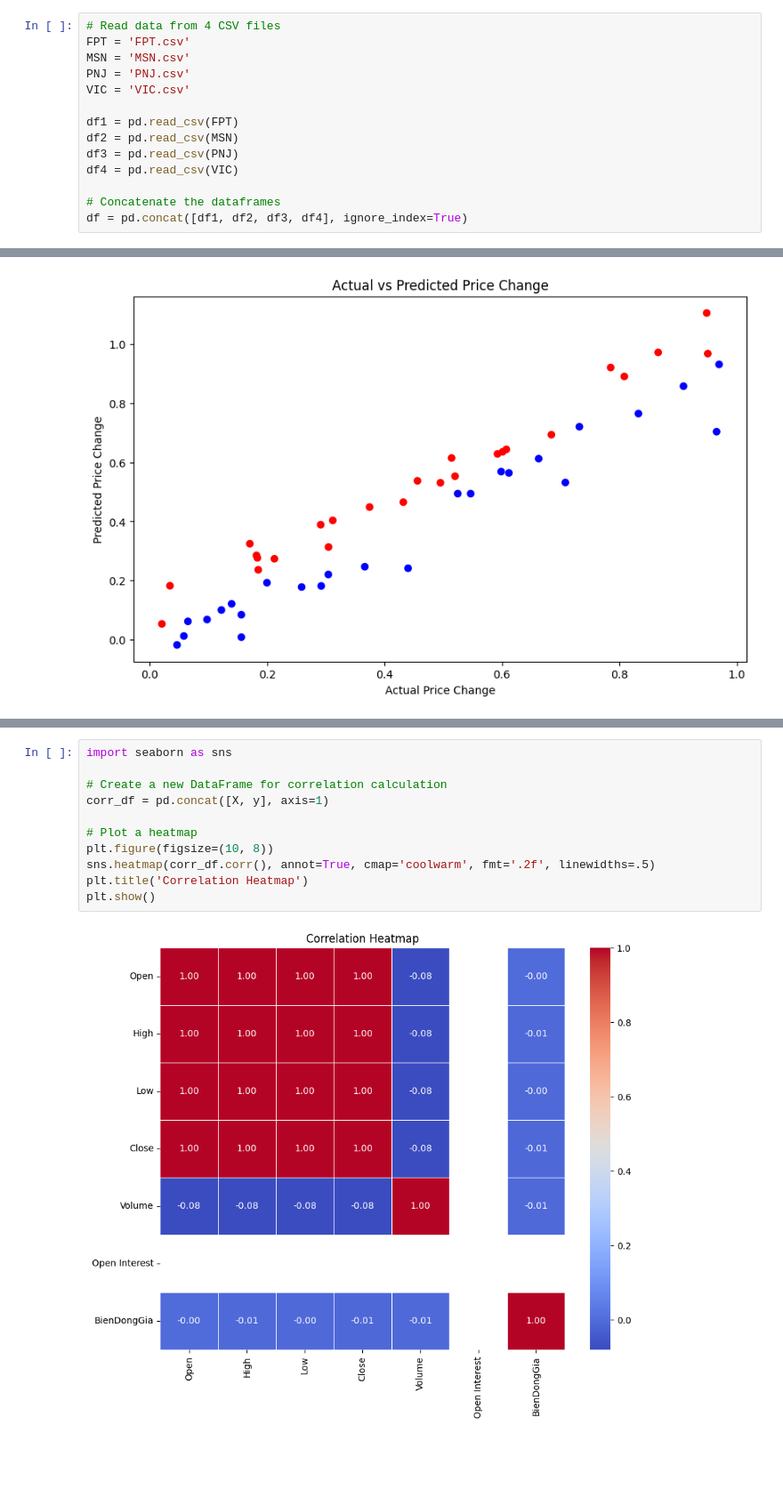
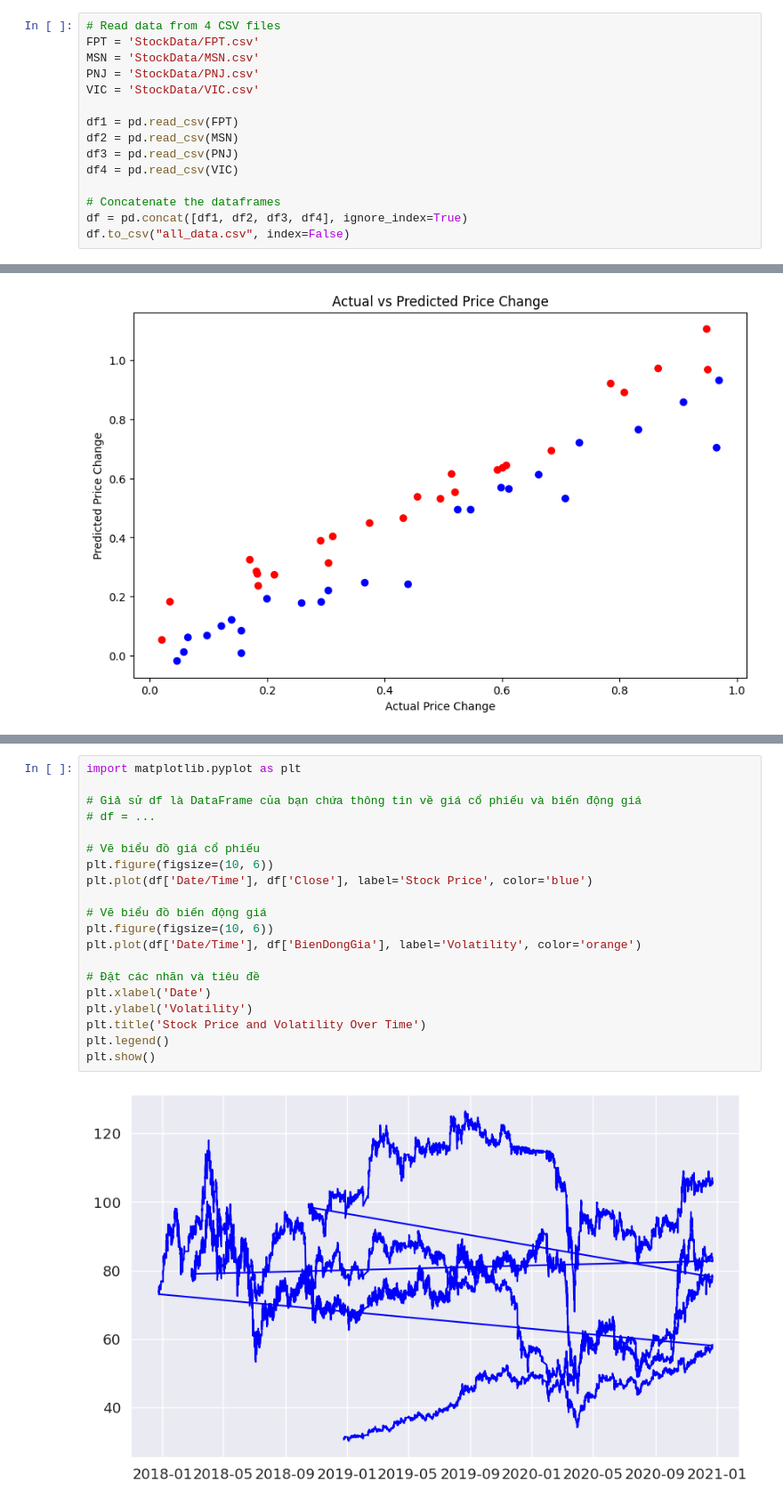
Before and after one commit to Khaiuet/Stock-Price-Volatility, a Jupyter notebook: stock_price_change.ipynb, the cells around one changed output, grey strips where cells are left out. Shown: that part at 89% size. Cells and saved outputs as stored; diff of their text form; blank space fills up the shorter version.

```diff
--- a/stock_price_change.ipynb
+++ b/stock_price_change.ipynb
@@ -18,10 +18,10 @@ import numpy as np
 ## Exploration
 # %%
 # Read data from 4 CSV files
-FPT = 'FPT.csv'
-MSN = 'MSN.csv'
-PNJ = 'PNJ.csv'
-VIC = 'VIC.csv'
+FPT = 'StockData/FPT.csv'
+MSN = 'StockData/MSN.csv'
+PNJ = 'StockData/PNJ.csv'
+VIC = 'StockData/VIC.csv'
 
 df1 = pd.read_csv(FPT)
 df2 = pd.read_csv(MSN)
@@ -30,6 +30,7 @@ df4 = pd.read_csv(VIC)
 
 # Concatenate the dataframes
 df = pd.concat([df1, df2, df3, df4], ignore_index=True)
+df.to_csv("all_data.csv", index=False)
 # %%
 df.head()
 # %% [output]
@@ -154,13 +155,22 @@ plt.show()
-# %%
-import seaborn as sns
-
-# Create a new DataFrame for correlation calculation
-corr_df = pd.concat([X, y], axis=1)
-
-# Plot a heatmap
-plt.figure(figsize=(10, 8))
-sns.heatmap(corr_df.corr(), annot=True, cmap='coolwarm', fmt='.2f', linewidths=.5)
-plt.title('Correlation Heatmap')
-plt.show()
-# %% [output]
-[figure, removed]
+# %%
+import matplotlib.pyplot as plt
+
+# Giả sử df là DataFrame của bạn chứa thông tin về giá cổ phiếu và biến động giá
+# df = ...
+
+# Vẽ biểu đồ giá cổ phiếu
+plt.figure(figsize=(10, 6))
+plt.plot(df['Date/Time'], df['Close'], label='Stock Price', color='blue')
+
+# Vẽ biểu đồ biến động giá
+plt.figure(figsize=(10, 6))
+plt.plot(df['Date/Time'], df['BienDongGia'], label='Volatility', color='orange')
+
+# Đặt các nhãn và tiêu đề
+plt.xlabel('Date')
+plt.ylabel('Volatility')
+plt.title('Stock Price and Volatility Over Time')
+plt.legend()
+plt.show()
+# %% [output]
+[figure, added]
```
Also changed, not shown: parts of 5 cells of this notebook.
